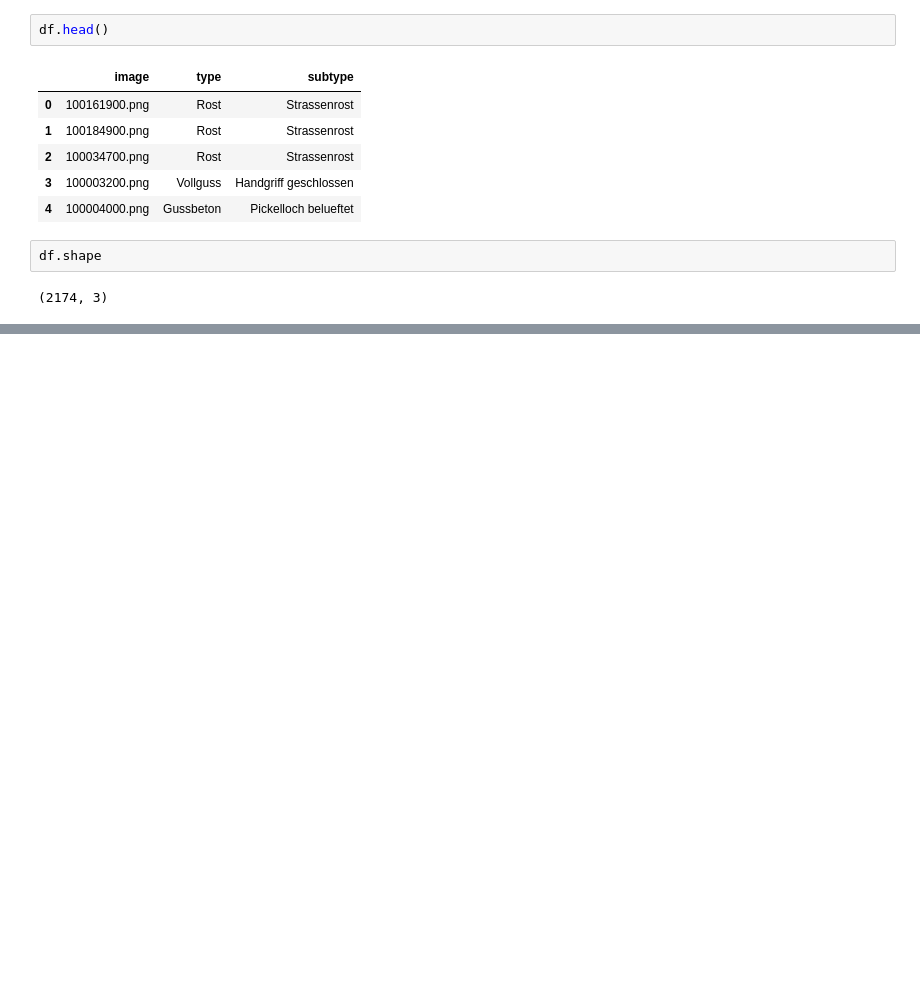
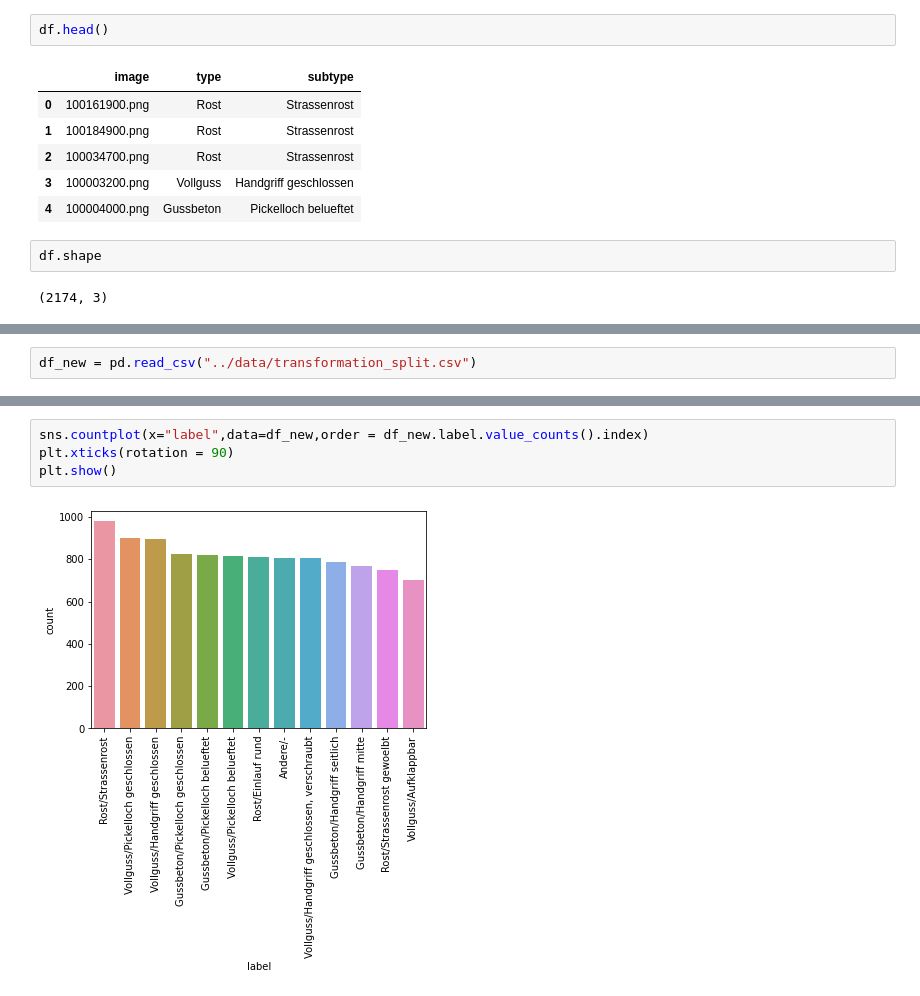
Before and after one commit to FiratSaritas/manhole-cover-classification, a Jupyter notebook: eda/EDA_F.ipynb, the cells around one changed output, grey strips where cells are left out. Saved outputs shown, nothing was run; the diff lists cells and outputs as text; blank space fills up the shorter version.

```diff
--- a/eda/EDA_F.ipynb
+++ b/eda/EDA_F.ipynb
@@ -31,0 +63,2 @@ plt.show()
+# %%
+df_new = pd.read_csv("../data/transformation_split.csv")
@@ -31,0 +98,6 @@ plt.show()
+# %%
+sns.countplot(x="label",data=df_new,order = df_new.label.value_counts().index)
+plt.xticks(rotation = 90)
+plt.show()
+# %% [output]
+[figure, added]
```
Also changed, not shown: parts of 6 cells of this notebook.
